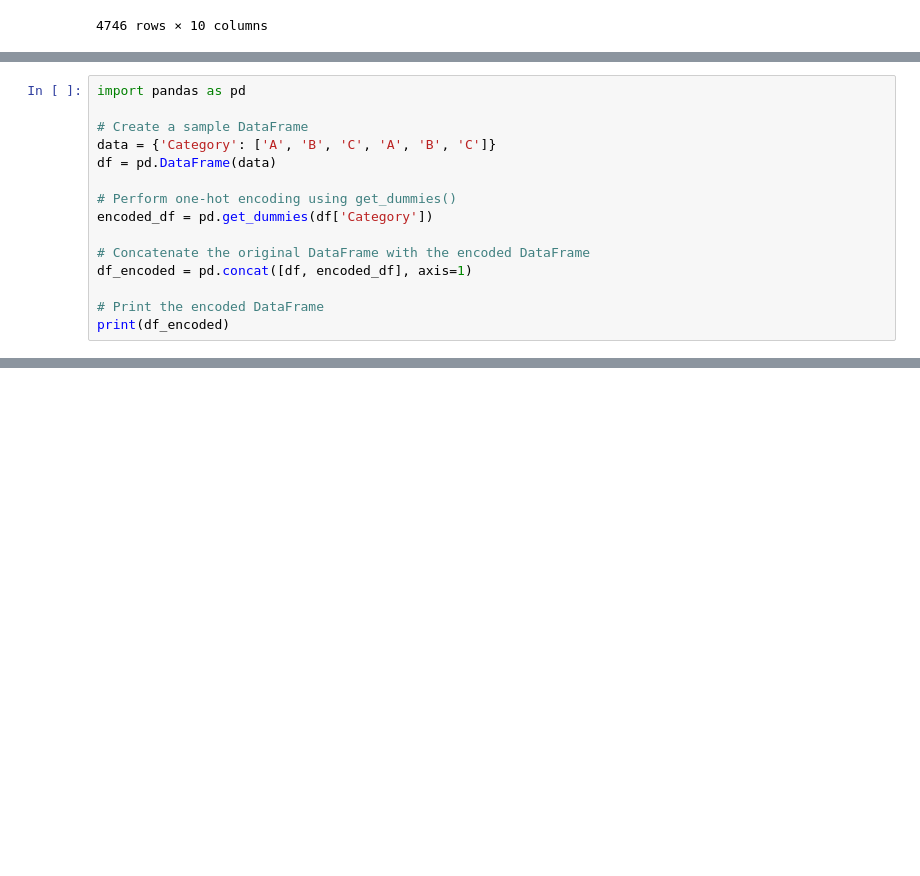
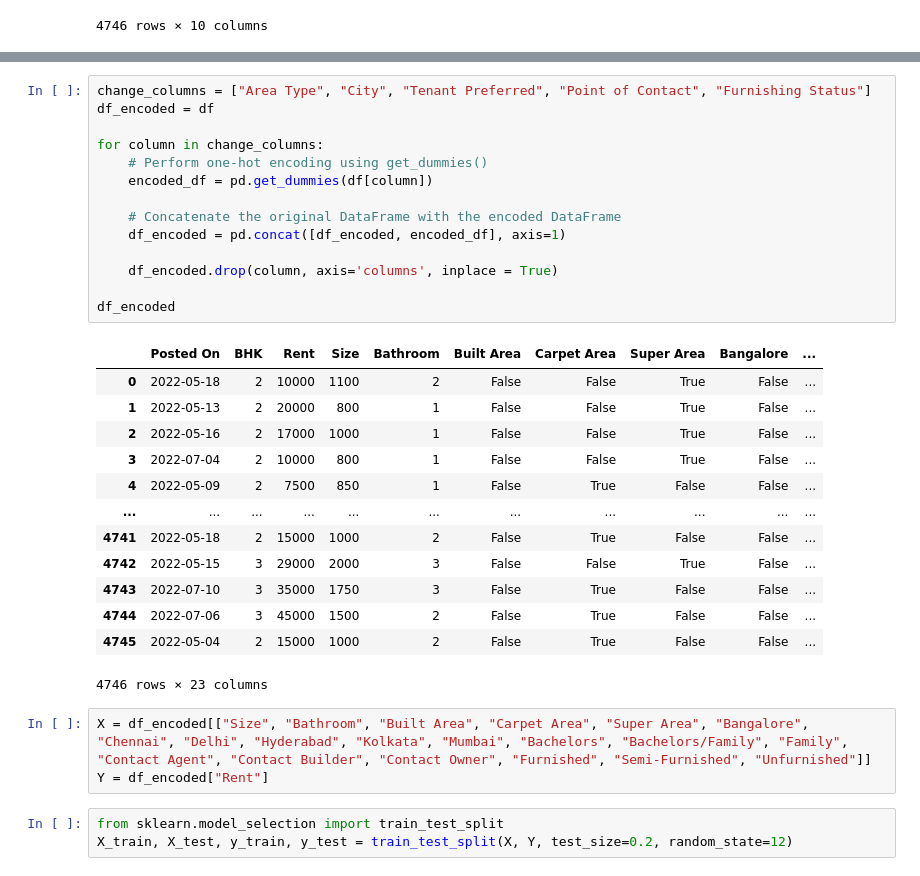
Before and after one commit to afkjhka/preface-classes, a Jupyter notebook: 2024-01-31/house_rent.ipynb, the cells around one changed output, grey strips where cells are left out. Drawn from its saved outputs; the diff is of its cells as text; blank space fills up the shorter version.

```diff
--- a/2024-01-31/house_rent.ipynb
+++ b/2024-01-31/house_rent.ipynb
@@ -50,15 +22,0 @@ print(df)
-# %%
-import pandas as pd
-
-# Create a sample DataFrame
-data = {'Category': ['A', 'B', 'C', 'A', 'B', 'C']}
-df = pd.DataFrame(data)
-
-# Perform one-hot encoding using get_dummies()
-encoded_df = pd.get_dummies(df['Category'])
-
-# Concatenate the original DataFrame with the encoded DataFrame
-df_encoded = pd.concat([df, encoded_df], axis=1)
-
-# Print the encoded DataFrame
-print(df_encoded)
@@ -72,0 +42,34 @@ print(df_encoded)
+# %%
+change_columns = ["Area Type", "City", "Tenant Preferred", "Point of Contact", "Furnishing Status"]
+df_encoded = df
+
+for column in change_columns:
+    # Perform one-hot encoding using get_dummies()
+    encoded_df = pd.get_dummies(df[column])
+
+    # Concatenate the original DataFrame with the encoded DataFrame
+    df_encoded = pd.concat([df_encoded, encoded_df], axis=1)
+
+    df_encoded.drop(column, axis='columns', inplace = True)
+
+df_encoded
+# %% [output]
+|  | Posted On | BHK | Rent | Size | Bathroom | Built Area | Carpet Area | Super Area | Bangalore | ... |
+| 0 | 2022-05-18 | 2 | 10000 | 1100 | 2 | False | False | True | False | ... |
+| 1 | 2022-05-13 | 2 | 20000 | 800 | 1 | False | False | True | False | ... |
+| 2 | 2022-05-16 | 2 | 17000 | 1000 | 1 | False | False | True | False | ... |
+| 3 | 2022-07-04 | 2 | 10000 | 800 | 1 | False | False | True | False | ... |
+| 4 | 2022-05-09 | 2 | 7500 | 850 | 1 | False | True | False | False | ... |
+| ... | ... | ... | ... | ... | ... | ... | ... | ... | ... | ... |
+| 4741 | 2022-05-18 | 2 | 15000 | 1000 | 2 | False | True | False | False | ... |
+| 4742 | 2022-05-15 | 3 | 29000 | 2000 | 3 | False | False | True | False | ... |
+| 4743 | 2022-07-10 | 3 | 35000 | 1750 | 3 | False | True | False | False | ... |
+| 4744 | 2022-07-06 | 3 | 45000 | 1500 | 2 | False | True | False | False | ... |
+| 4745 | 2022-05-04 | 2 | 15000 | 1000 | 2 | False | True | False | False | ... |
+4746 rows × 23 columns
+# %%
+X = df_encoded[["Size", "Bathroom", "Built Area", "Carpet Area", "Super Area", "Bangalore", "Chennai", "Delhi", "Hyderabad", "Kolkata", "Mumbai", "Bachelors", "Bachelors/Family", "Family", "Contact Agent", "Contact Builder", "Contact Owner", "Furnished", "Semi-Furnished", "Unfurnished"]]
+Y = df_encoded["Rent"]
+# %%
+from sklearn.model_selection import train_test_split
+X_train, X_test, y_train, y_test = train_test_split(X, Y, test_size=0.2, random_state=12)
```
Also changed, not shown: parts of 6 cells of this notebook, 3 other files.
